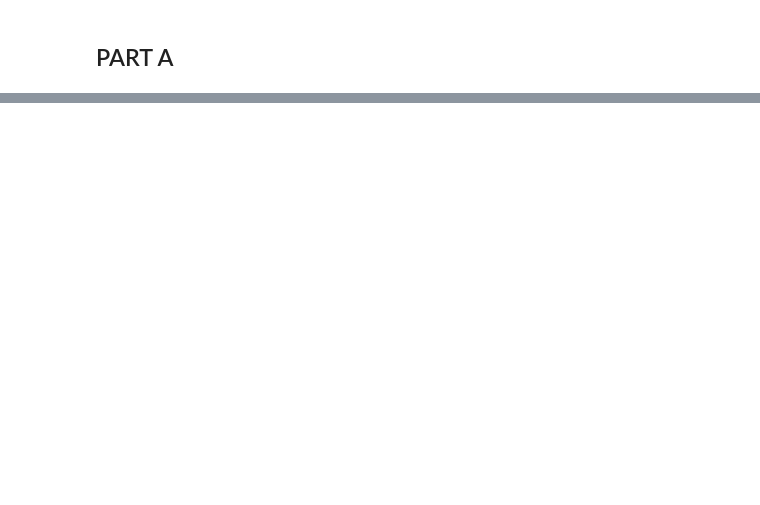
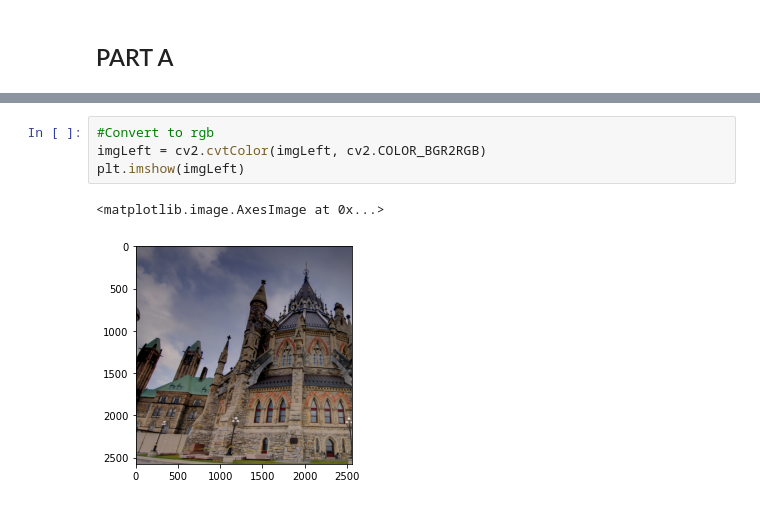
Before and after one commit to jimmyle888/cvlab, a Jupyter notebook: Project 3/A3_script.ipynb, the cells around one changed output, grey strips where cells are left out. Cells and saved outputs as stored; diff of their text form; blank space fills up the shorter version.

```diff
--- a/Project 3/A3_script.ipynb
+++ b/Project 3/A3_script.ipynb
@@ -57,0 +63,7 @@ plt.imshow(leftImg)
+# %%
+#Convert to rgb
+imgLeft = cv2.cvtColor(imgLeft, cv2.COLOR_BGR2RGB)
+plt.imshow(imgLeft)
+# %% [output]
+<matplotlib.image.AxesImage at 0x...>
+[figure, added]
```
Also changed, not shown: parts of 8 cells of this notebook.
